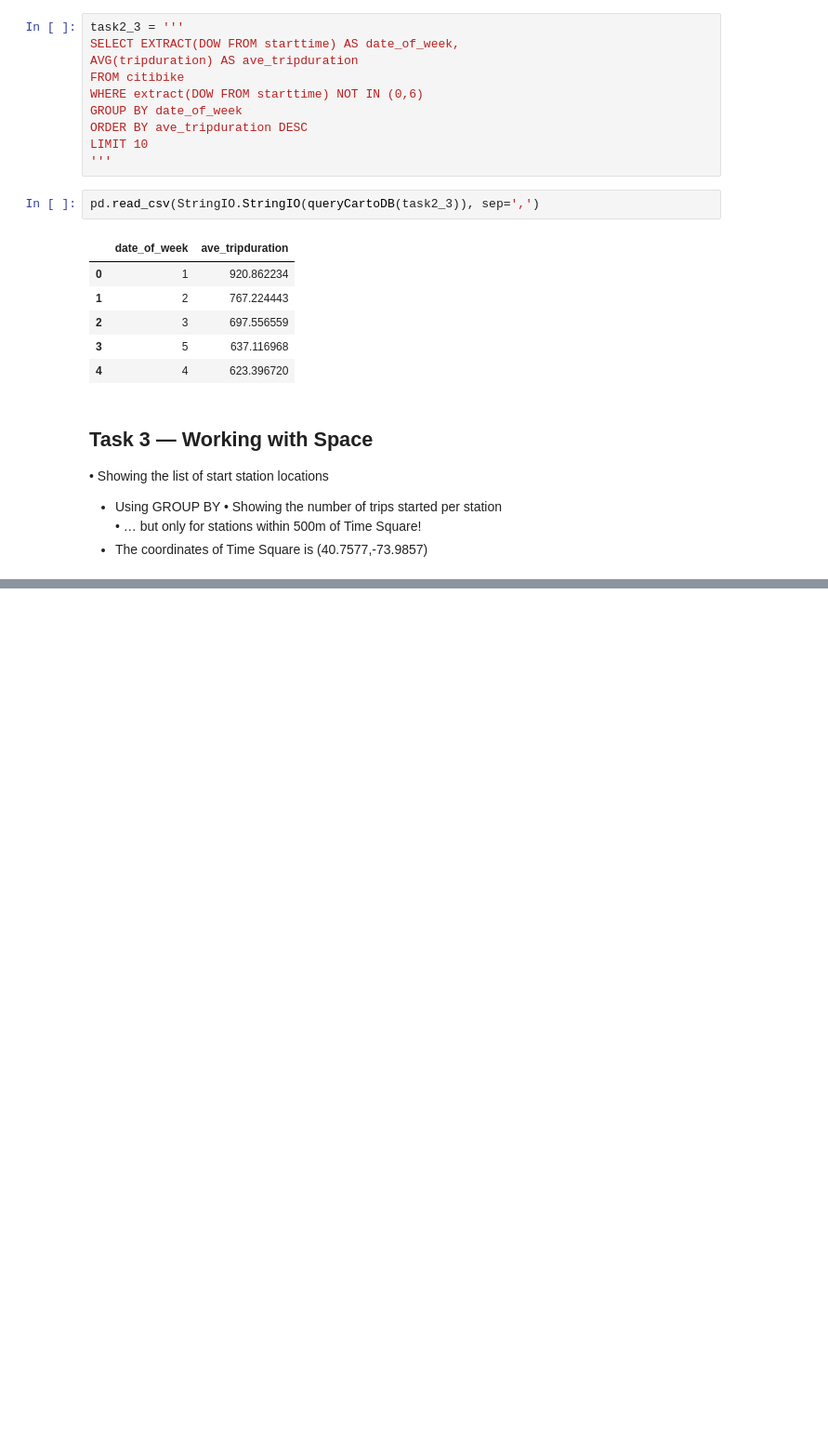
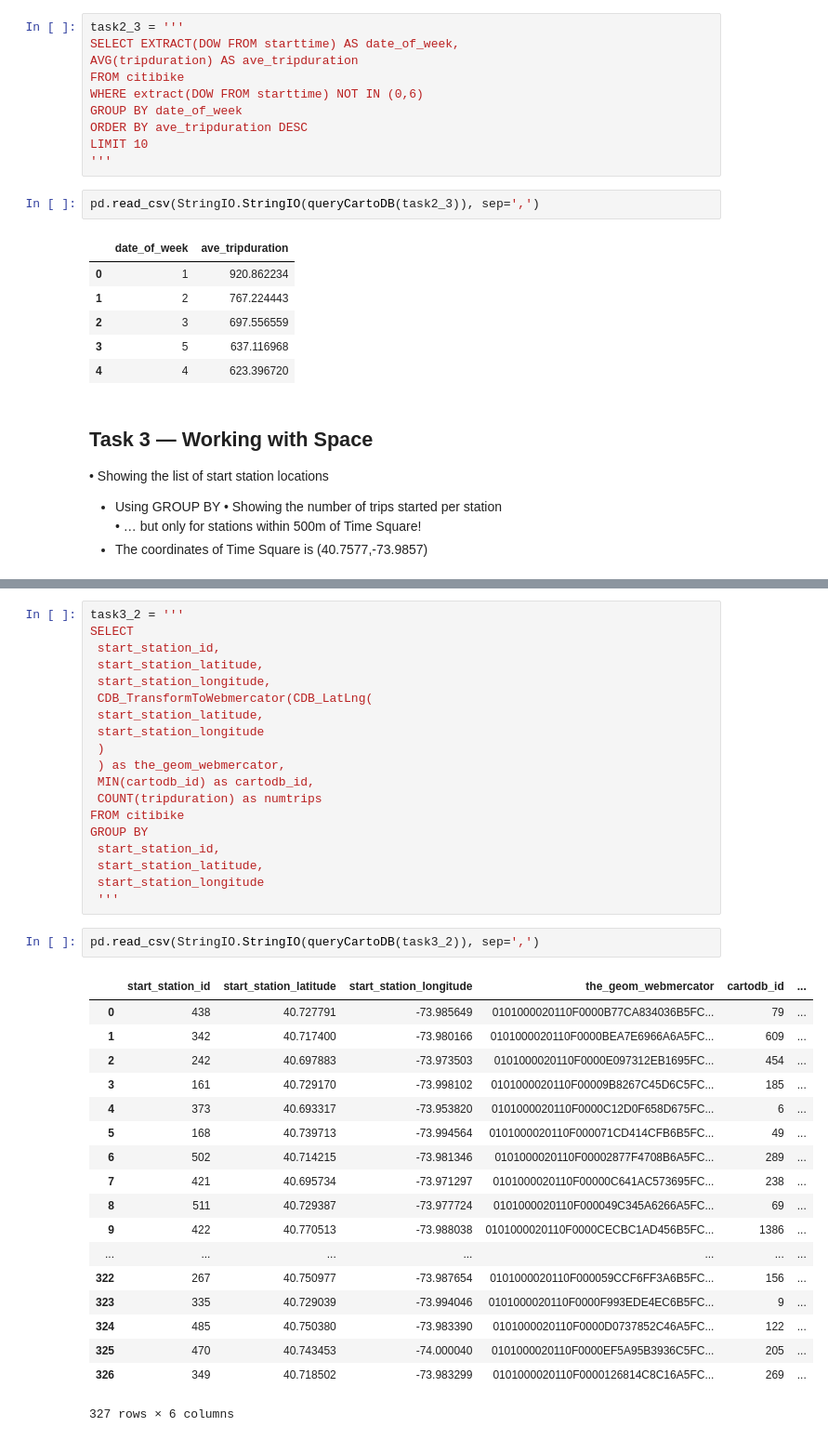
Before and after one commit to jazzzchan/PUI2017_yc3300, a Jupyter notebook: HW7_yc3300/Assignment_2.ipynb, the cells around one changed output, grey strips where cells are left out. Shown at 93% size. Saved outputs shown, nothing was run; the diff lists cells and outputs as text; blank space fills up the shorter version.

```diff
--- a/HW7_yc3300/Assignment_2.ipynb
+++ b/HW7_yc3300/Assignment_2.ipynb
@@ -143,0 +164,40 @@ SyntaxError: EOF while scanning triple-quoted string literal (<ipython-input-105
+# %%
+task3_2 = '''
+SELECT
+ start_station_id,
+ start_station_latitude,
+ start_station_longitude,
+ CDB_TransformToWebmercator(CDB_LatLng(
+ start_station_latitude,
+ start_station_longitude
+ )
+ ) as the_geom_webmercator,
+ MIN(cartodb_id) as cartodb_id,
+ COUNT(tripduration) as numtrips
+FROM citibike
+GROUP BY
+ start_station_id,
+ start_station_latitude,
+ start_station_longitude
+ '''
+# %%
+pd.read_csv(StringIO.StringIO(queryCartoDB(task3_2)), sep=',')
+# %% [output]
+|  | start_station_id | start_station_latitude | start_station_longitude | the_geom_webmercator | cartodb_id | ... |
+| 0 | 438 | 40.727791 | -73.985649 | 0101000020110F0000B77CA834036B5FC... | 79 | ... |
+| 1 | 342 | 40.717400 | -73.980166 | 0101000020110F0000BEA7E6966A6A5FC... | 609 | ... |
+| 2 | 242 | 40.697883 | -73.973503 | 0101000020110F0000E097312EB1695FC... | 454 | ... |
+| 3 | 161 | 40.729170 | -73.998102 | 0101000020110F00009B8267C45D6C5FC... | 185 | ... |
+| 4 | 373 | 40.693317 | -73.953820 | 0101000020110F0000C12D0F658D675FC... | 6 | ... |
+| 5 | 168 | 40.739713 | -73.994564 | 0101000020110F000071CD414CFB6B5FC... | 49 | ... |
+| 6 | 502 | 40.714215 | -73.981346 | 0101000020110F00002877F4708B6A5FC... | 289 | ... |
+| 7 | 421 | 40.695734 | -73.971297 | 0101000020110F00000C641AC573695FC... | 238 | ... |
+| 8 | 511 | 40.729387 | -73.977724 | 0101000020110F000049C345A6266A5FC... | 69 | ... |
+| 9 | 422 | 40.770513 | -73.988038 | 0101000020110F0000CECBC1AD456B5FC... | 1386 | ... |
+| ... | ... | ... | ... | ... | ... | ... |
+| 322 | 267 | 40.750977 | -73.987654 | 0101000020110F000059CCF6FF3A6B5FC... | 156 | ... |
+| 323 | 335 | 40.729039 | -73.994046 | 0101000020110F0000F993EDE4EC6B5FC... | 9 | ... |
+| 324 | 485 | 40.750380 | -73.983390 | 0101000020110F0000D0737852C46A5FC... | 122 | ... |
+| 325 | 470 | 40.743453 | -74.000040 | 0101000020110F0000EF5A95B3936C5FC... | 205 | ... |
+| 326 | 349 | 40.718502 | -73.983299 | 0101000020110F0000126814C8C16A5FC... | 269 | ... |
+327 rows × 6 columns
```
Also changed, not shown: parts of 9 cells of this notebook.
